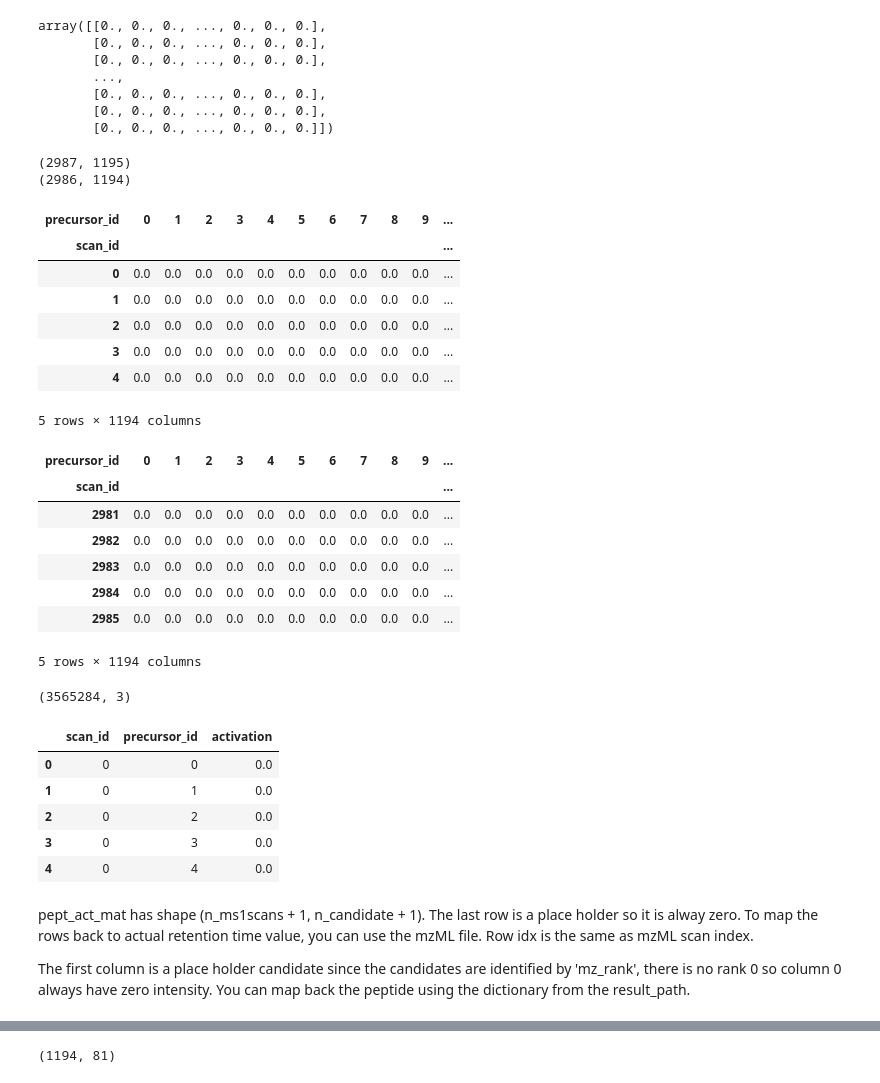
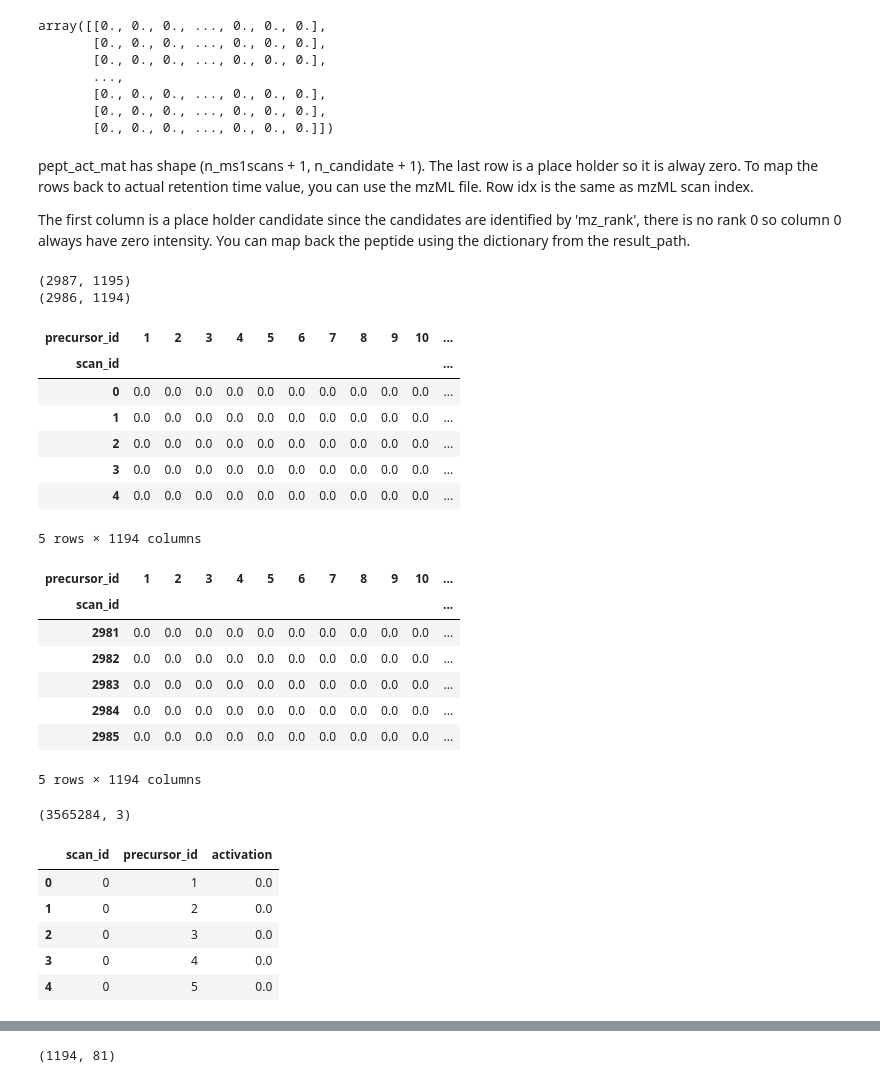
Before and after one commit to wilhelm-lab/SWAPS, a Jupyter notebook: SWAPS/notebooks/dev_90_ayla_test.ipynb, the cells around one changed output, grey strips where cells are left out. Drawn from its saved outputs; the diff is of its cells as text; code cells hidden in the pictures.

Commit message:
deleted last instead of first column of matrix :/ - fixed now

```diff
--- a/SWAPS/notebooks/dev_90_ayla_test.ipynb
+++ b/SWAPS/notebooks/dev_90_ayla_test.ipynb
@@ -138,24 +138,28 @@ array([[0., 0., 0., ..., 0., 0., 0.],
 # %%
 pept_act_sum_by_scan = pept_act_mat.sum(axis=1)
 pept_act_sum_by_pept = pept_act_mat.sum(axis=0)
+# %% [markdown]
+pept_act_mat has shape (n_ms1scans + 1, n_candidate + 1). The last row is a place holder so it is alway zero. To map the rows back to actual retention time value, you can use the mzML file. Row idx is the same as mzML scan index.
+
+The first column is a place holder candidate since the candidates are identified by 'mz_rank', there is no rank 0 so column 0 always have zero intensity. You can map back the peptide using the dictionary from the result_path.
 # %%
 pept_act_df = pd.DataFrame(pept_act_mat)
 print(pept_act_df.shape)
 
-pept_act_df = pept_act_df.drop(pept_act_df.tail(1).index, axis=0)
-pept_act_df = pept_act_df.drop(pept_act_df.columns[-1], axis=1)
+pept_act_df = pept_act_df.drop(pept_act_df.tail(1).index, axis=0) # last row
+pept_act_df = pept_act_df.drop(0, axis=1) # first column
 
 pept_act_df.columns.name = "precursor_id"
 pept_act_df.index.name = "scan_id"
 
 
 print(pept_act_df.shape)
 display(pept_act_df.head())
 display(pept_act_df.tail())
 # %% [output]
 (2987, 1195)
 (2986, 1194)
-| precursor_id | 0 | 1 | 2 | 3 | 4 | 5 | 6 | 7 | 8 | 9 | ... |
+| precursor_id | 1 | 2 | 3 | 4 | 5 | 6 | 7 | 8 | 9 | 10 | ... |
 | scan_id |  |  |  |  |  |  |  |  |  |  | ... |
 | 0 | 0.0 | 0.0 | 0.0 | 0.0 | 0.0 | 0.0 | 0.0 | 0.0 | 0.0 | 0.0 | ... |
 | 1 | 0.0 | 0.0 | 0.0 | 0.0 | 0.0 | 0.0 | 0.0 | 0.0 | 0.0 | 0.0 | ... |
@@ -163,7 +167,7 @@ display(pept_act_df.tail())
 | 3 | 0.0 | 0.0 | 0.0 | 0.0 | 0.0 | 0.0 | 0.0 | 0.0 | 0.0 | 0.0 | ... |
 | 4 | 0.0 | 0.0 | 0.0 | 0.0 | 0.0 | 0.0 | 0.0 | 0.0 | 0.0 | 0.0 | ... |
 5 rows × 1194 columns
-| precursor_id | 0 | 1 | 2 | 3 | 4 | 5 | 6 | 7 | 8 | 9 | ... |
+| precursor_id | 1 | 2 | 3 | 4 | 5 | 6 | 7 | 8 | 9 | 10 | ... |
 | scan_id |  |  |  |  |  |  |  |  |  |  | ... |
 | 2981 | 0.0 | 0.0 | 0.0 | 0.0 | 0.0 | 0.0 | 0.0 | 0.0 | 0.0 | 0.0 | ... |
 | 2982 | 0.0 | 0.0 | 0.0 | 0.0 | 0.0 | 0.0 | 0.0 | 0.0 | 0.0 | 0.0 | ... |
@@ -180,15 +184,11 @@ display(pept_act_df_long.head())
 # %% [output]
 (3565284, 3)
 |  | scan_id | precursor_id | activation |
-| 0 | 0 | 0 | 0.0 |
-| 1 | 0 | 1 | 0.0 |
-| 2 | 0 | 2 | 0.0 |
-| 3 | 0 | 3 | 0.0 |
-| 4 | 0 | 4 | 0.0 |
+| 0 | 0 | 1 | 0.0 |
+| 1 | 0 | 2 | 0.0 |
+| 2 | 0 | 3 | 0.0 |
+| 3 | 0 | 4 | 0.0 |
+| 4 | 0 | 5 | 0.0 |
-# %% [markdown]
-pept_act_mat has shape (n_ms1scans + 1, n_candidate + 1). The last row is a place holder so it is alway zero. To map the rows back to actual retention time value, you can use the mzML file. Row idx is the same as mzML scan index.
-
-The first column is a place holder candidate since the candidates are identified by 'mz_rank', there is no rank 0 so column 0 always have zero intensity. You can map back the peptide using the dictionary from the result_path.
 # %%
 # Load mzML file to map the scan index to the matrix
 
```
Also changed, not shown: parts of 7 cells of this notebook.
